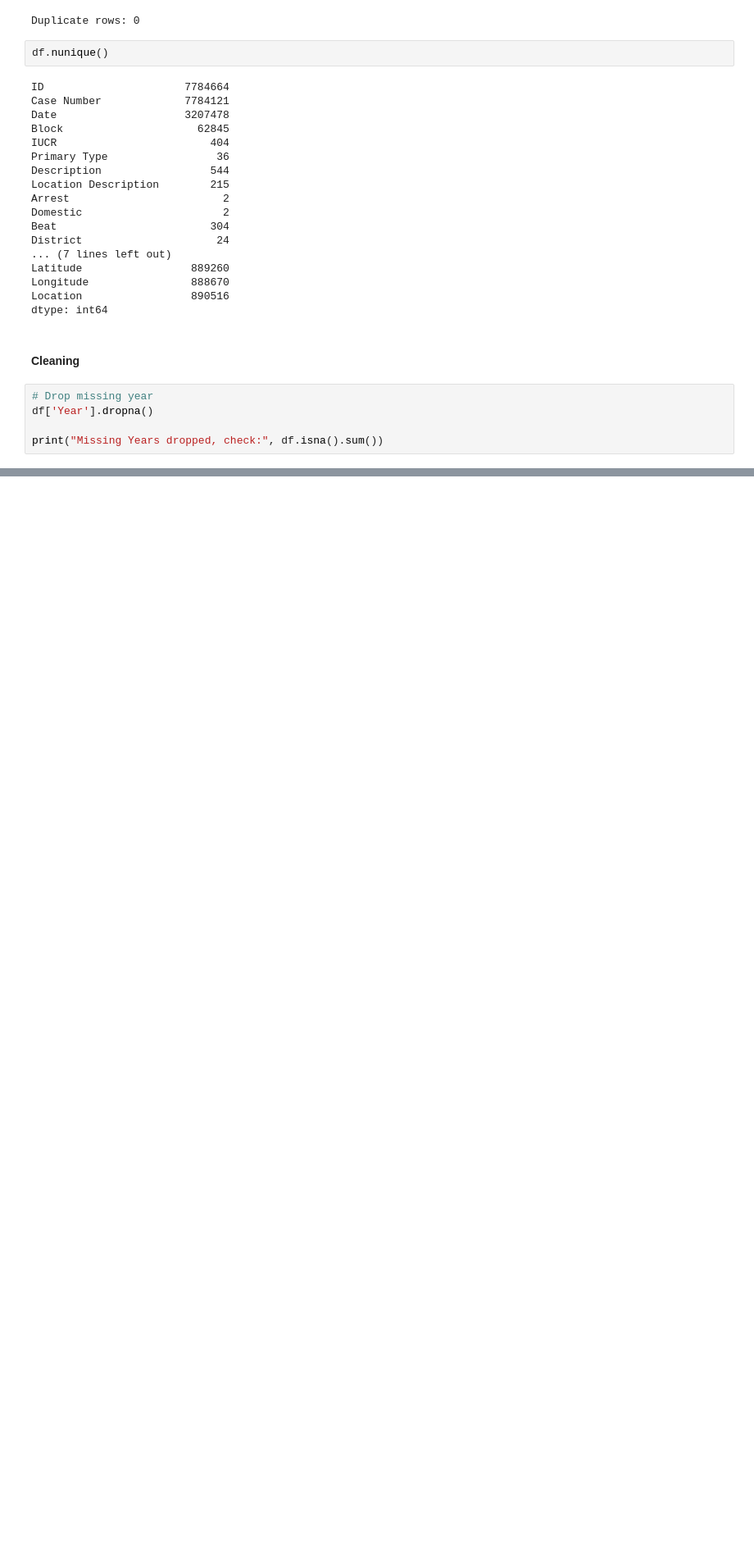
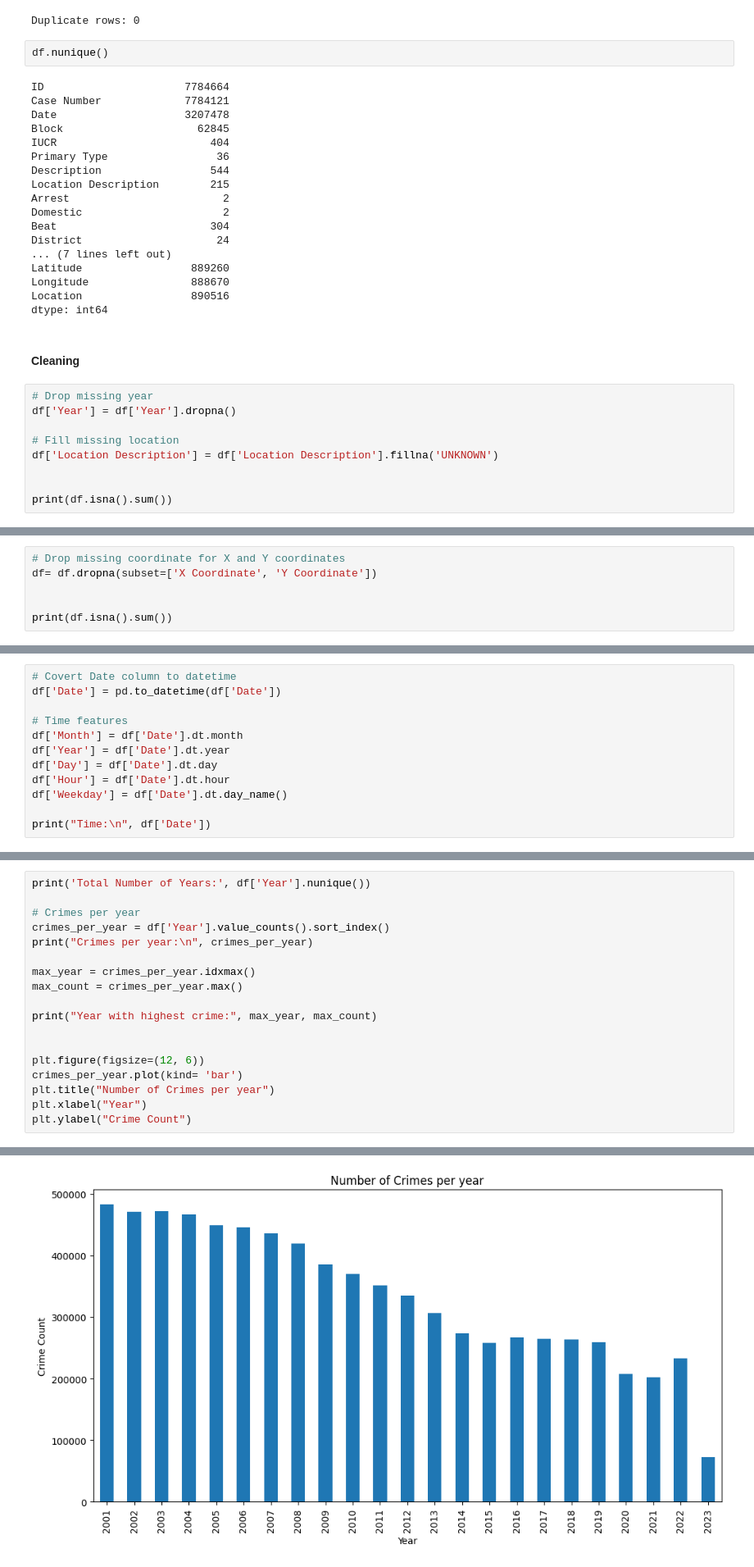
Before and after one commit to Dev-olaW/my_task, a Jupyter notebook: week_9/task19.ipynb, the cells around one changed output, grey strips where cells are left out. Shown: that part at 82% size. Cells and saved outputs as stored; diff of their text form; blank space fills up the shorter version.

```diff
--- a/week_9/task19.ipynb
+++ b/week_9/task19.ipynb
@@ -282,9 +186,13 @@ dtype: int64
 #### Cleaning
 # %%
 # Drop missing year
-df['Year'].dropna()
+df['Year'] = df['Year'].dropna()
 
-print("Missing Years dropped, check:", df.isna().sum())
+# Fill missing location
+df['Location Description'] = df['Location Description'].fillna('UNKNOWN')
+
+
+print(df.isna().sum())
 # %% [output]
 ID                           0
 Case Number                  4
@@ -340,0 +219,6 @@ df['Year'].value_counts().sort_values(ascending=False).plot(kind='bar')
+# %%
+# Drop missing coordinate for X and Y coordinates
+df= df.dropna(subset=['X Coordinate', 'Y Coordinate'])
+
+
+print(df.isna().sum())
@@ -340,0 +243,12 @@ df['Year'].value_counts().sort_values(ascending=False).plot(kind='bar')
+# %%
+# Covert Date column to datetime
+df['Date'] = pd.to_datetime(df['Date'])
+
+# Time features
+df['Month'] = df['Date'].dt.month
+df['Year'] = df['Date'].dt.year
+df['Day'] = df['Date'].dt.day
+df['Hour'] = df['Date'].dt.hour
+df['Weekday'] = df['Date'].dt.day_name()
+
+print("Time:\n", df['Date'])
@@ -340,0 +271,19 @@ df['Year'].value_counts().sort_values(ascending=False).plot(kind='bar')
+# %%
+print('Total Number of Years:', df['Year'].nunique())
+
+# Crimes per year
+crimes_per_year = df['Year'].value_counts().sort_index()
+print("Crimes per year:\n", crimes_per_year)
+
+max_year = crimes_per_year.idxmax()
+max_count = crimes_per_year.max()
+
+print("Year with highest crime:", max_year, max_count)
+
+
+plt.figure(figsize=(12, 6))
+crimes_per_year.plot(kind= 'bar')
+plt.title("Number of Crimes per year")
+plt.xlabel("Year")
+plt.ylabel("Crime Count")
+# %% [output]
@@ -340,0 +308 @@ df['Year'].value_counts().sort_values(ascending=False).plot(kind='bar')
+[figure, added]
```
Also changed, not shown: parts of 20 cells of this notebook.
